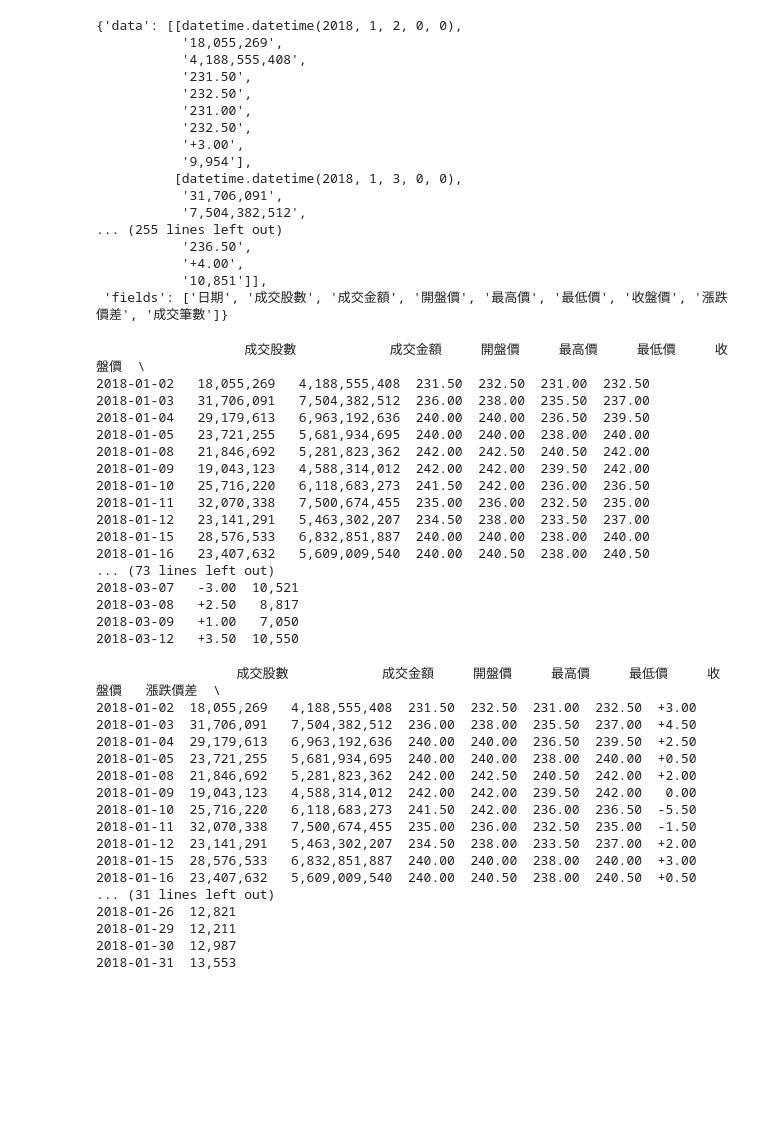
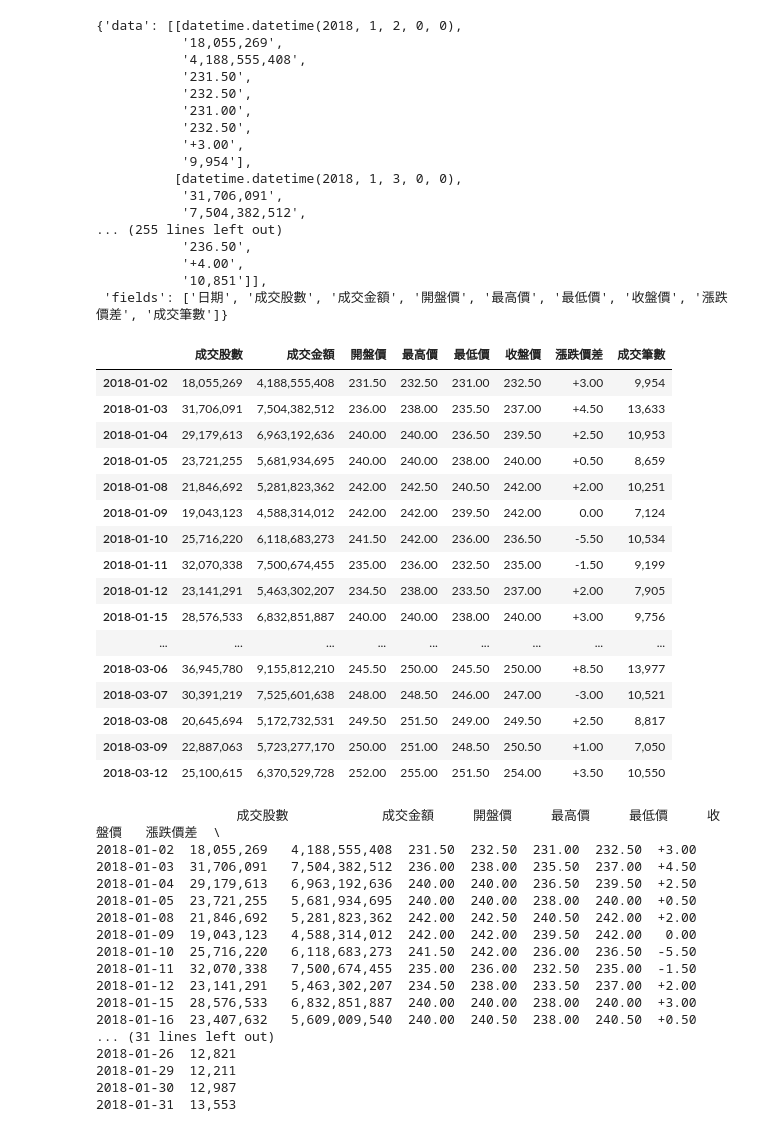
Before and after one commit to seekingtw/stock, a Jupyter notebook: data/get_stock_price.ipynb, the cells around one changed output. Cells and saved outputs as stored; diff of their text form; code cells hidden in the pictures; blank space fills up the shorter version.

```diff
--- a/data/get_stock_price.ipynb
+++ b/data/get_stock_price.ipynb
@@ -160,29 +160,30 @@ pprint.pprint(data)
 # %%
 def get_price_report(stock_id, from_date, to_date=None):
     prices_dict = get_stock_price(stock_id, from_date,to_date)
     df = pd.DataFrame({ e[0]: e[1:] for e in prices_dict['data']}, index=prices_dict['fields'][1:])
     df = df.transpose()
-    print(df)
+    #print(df)
+    return df
 
 get_price_report(2330,'20180101','20180312')
 # %% [output]
-                   成交股數            成交金額     開盤價     最高價     最低價     收盤價  \
-2018-01-02   18,055,269   4,188,555,408  231.50  232.50  231.00  232.50
-2018-01-03   31,706,091   7,504,382,512  236.00  238.00  235.50  237.00
-2018-01-04   29,179,613   6,963,192,636  240.00  240.00  236.50  239.50
-2018-01-05   23,721,255   5,681,934,695  240.00  240.00  238.00  240.00
-2018-01-08   21,846,692   5,281,823,362  242.00  242.50  240.50  242.00
-2018-01-09   19,043,123   4,588,314,012  242.00  242.00  239.50  242.00
-2018-01-10   25,716,220   6,118,683,273  241.50  242.00  236.00  236.50
-2018-01-11   32,070,338   7,500,674,455  235.00  236.00  232.50  235.00
-2018-01-12   23,141,291   5,463,302,207  234.50  238.00  233.50  237.00
-2018-01-15   28,576,533   6,832,851,887  240.00  240.00  238.00  240.00
-2018-01-16   23,407,632   5,609,009,540  240.00  240.50  238.00  240.50
-... (73 lines left out)
-2018-03-07   -3.00  10,521
-2018-03-08   +2.50   8,817
-2018-03-09   +1.00   7,050
-2018-03-12   +3.50  10,550
+|  | 成交股數 | 成交金額 | 開盤價 | 最高價 | 最低價 | 收盤價 | 漲跌價差 | 成交筆數 |
+| 2018-01-02 | 18,055,269 | 4,188,555,408 | 231.50 | 232.50 | 231.00 | 232.50 | +3.00 | 9,954 |
+| 2018-01-03 | 31,706,091 | 7,504,382,512 | 236.00 | 238.00 | 235.50 | 237.00 | +4.50 | 13,633 |
+| 2018-01-04 | 29,179,613 | 6,963,192,636 | 240.00 | 240.00 | 236.50 | 239.50 | +2.50 | 10,953 |
+| 2018-01-05 | 23,721,255 | 5,681,934,695 | 240.00 | 240.00 | 238.00 | 240.00 | +0.50 | 8,659 |
+| 2018-01-08 | 21,846,692 | 5,281,823,362 | 242.00 | 242.50 | 240.50 | 242.00 | +2.00 | 10,251 |
+| 2018-01-09 | 19,043,123 | 4,588,314,012 | 242.00 | 242.00 | 239.50 | 242.00 | 0.00 | 7,124 |
+| 2018-01-10 | 25,716,220 | 6,118,683,273 | 241.50 | 242.00 | 236.00 | 236.50 | -5.50 | 10,534 |
+| 2018-01-11 | 32,070,338 | 7,500,674,455 | 235.00 | 236.00 | 232.50 | 235.00 | -1.50 | 9,199 |
+| 2018-01-12 | 23,141,291 | 5,463,302,207 | 234.50 | 238.00 | 233.50 | 237.00 | +2.00 | 7,905 |
+| 2018-01-15 | 28,576,533 | 6,832,851,887 | 240.00 | 240.00 | 238.00 | 240.00 | +3.00 | 9,756 |
+| ... | ... | ... | ... | ... | ... | ... | ... | ... |
+| 2018-03-06 | 36,945,780 | 9,155,812,210 | 245.50 | 250.00 | 245.50 | 250.00 | +8.50 | 13,977 |
+| 2018-03-07 | 30,391,219 | 7,525,601,638 | 248.00 | 248.50 | 246.00 | 247.00 | -3.00 | 10,521 |
+| 2018-03-08 | 20,645,694 | 5,172,732,531 | 249.50 | 251.50 | 249.00 | 249.50 | +2.50 | 8,817 |
+| 2018-03-09 | 22,887,063 | 5,723,277,170 | 250.00 | 251.00 | 248.50 | 250.50 | +1.00 | 7,050 |
+| 2018-03-12 | 25,100,615 | 6,370,529,728 | 252.00 | 255.00 | 251.50 | 254.00 | +3.50 | 10,550 |
 # %%
 dt = get_stock_price_month('20180101',2330)
 dt.describe()
```
Also changed, not shown: parts of 2 cells of this notebook, 1 other file.
